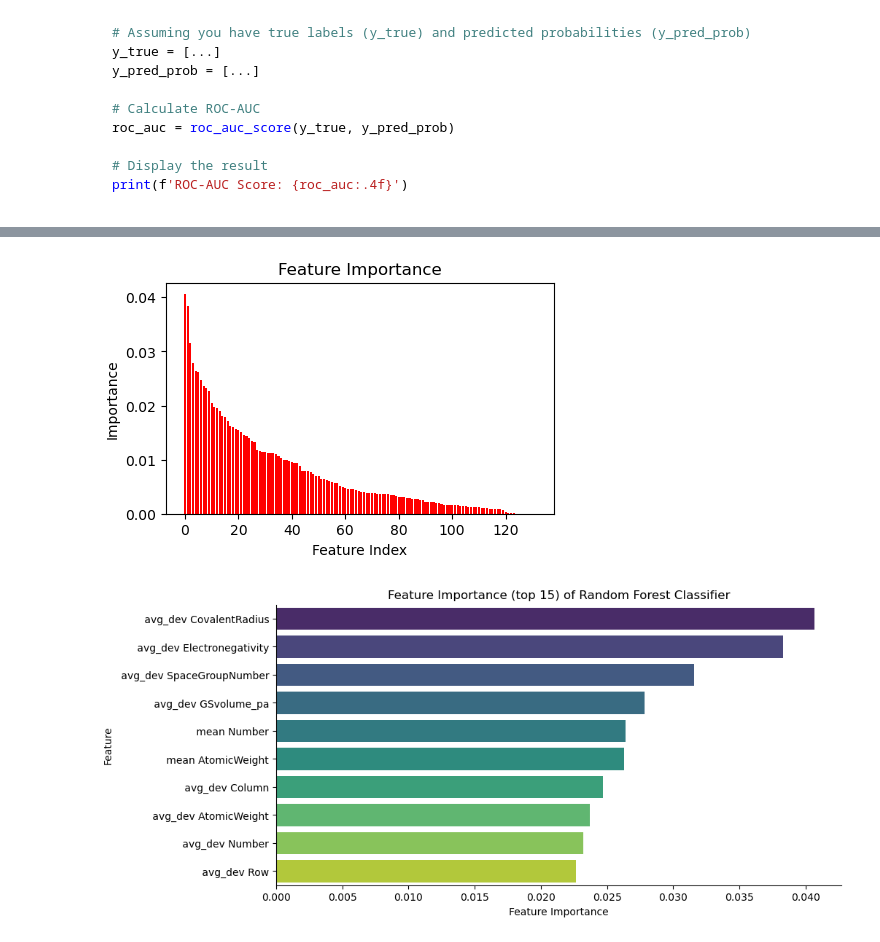
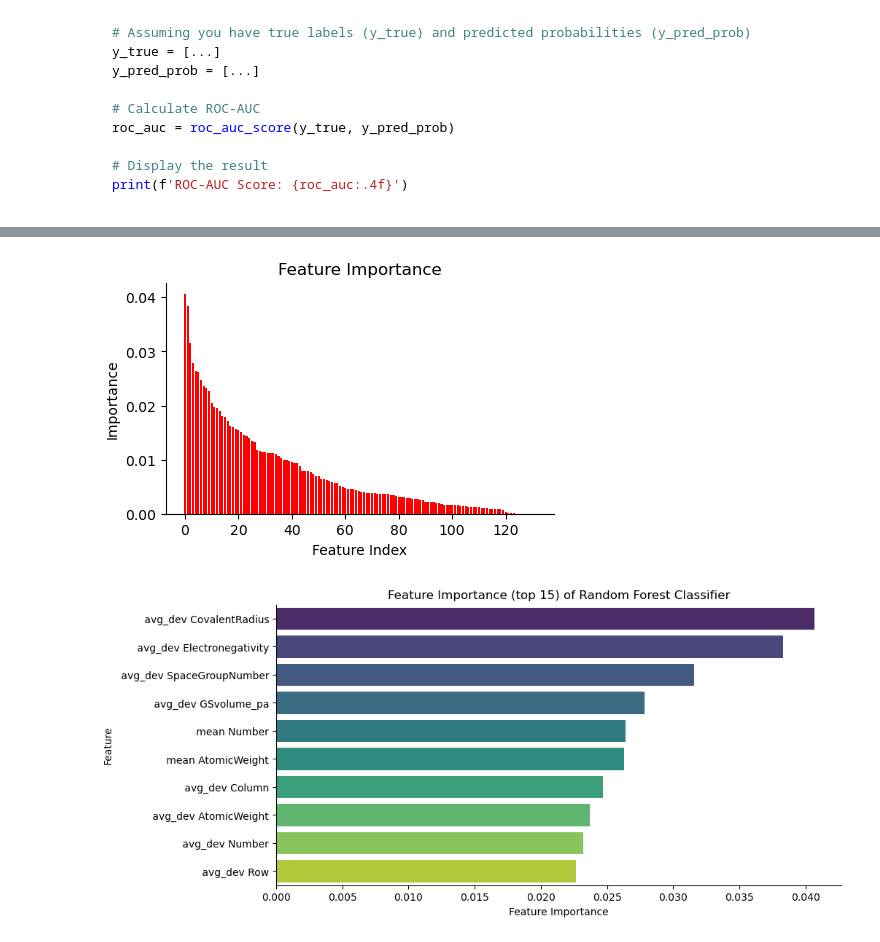
Before and after one commit to abhi0raj/Amorphous-classifier, a Jupyter notebook: main.ipynb, the cells around one changed output, grey strips where cells are left out. Drawn from its saved outputs; the diff is of its cells as text; code cells hidden in the pictures; folded sections open.

```diff
--- a/main.ipynb
+++ b/main.ipynb
@@ -576,24 +548,26 @@ The best parameters are {'bootstrap': False, 'max_depth': 9, 'min_samples_leaf':
 # %%
 
 importances = model_optimizer.best_model.feature_importances_
 
 # Get the indices that would sort the importances array from largest to smallest
 indices = np.argsort(importances)[::-1]
 
 # Create a figure and axis for the plot
 fig, ax = plt.subplots(figsize=(5, 3))
 
 # Create a bar plot of the feature importance
 ax.bar(range(X.shape[1]), importances[indices], color="r", align="center")
 
+
 # Set the labels
+sns.despine()
 ax.set_xlabel("Feature Index")
 ax.set_title("Feature Importance")
 ax.set_ylabel("Importance")
 
 plt.show()
 # %% [output]
-[figure, old version]
+[figure, new version]
 # %%
 # match column name to feature index
 feature_importance = pd.DataFrame({'feature': X.columns, 'importance': importances})
```
Also changed, not shown: parts of 7 cells of this notebook.
